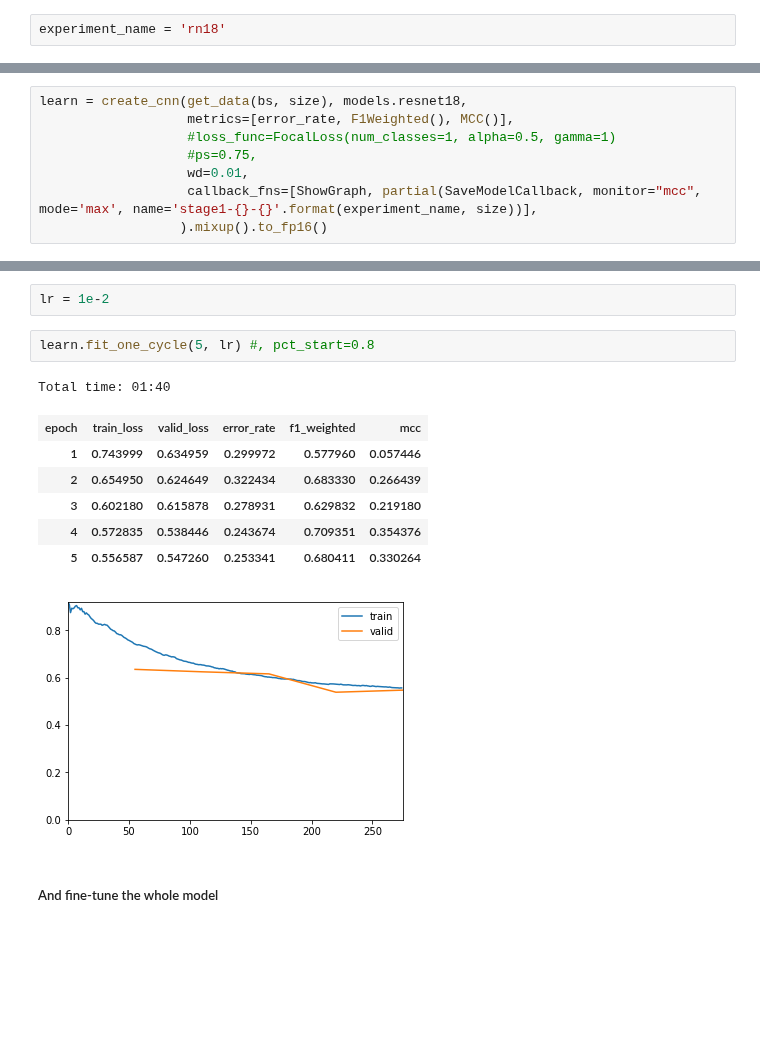
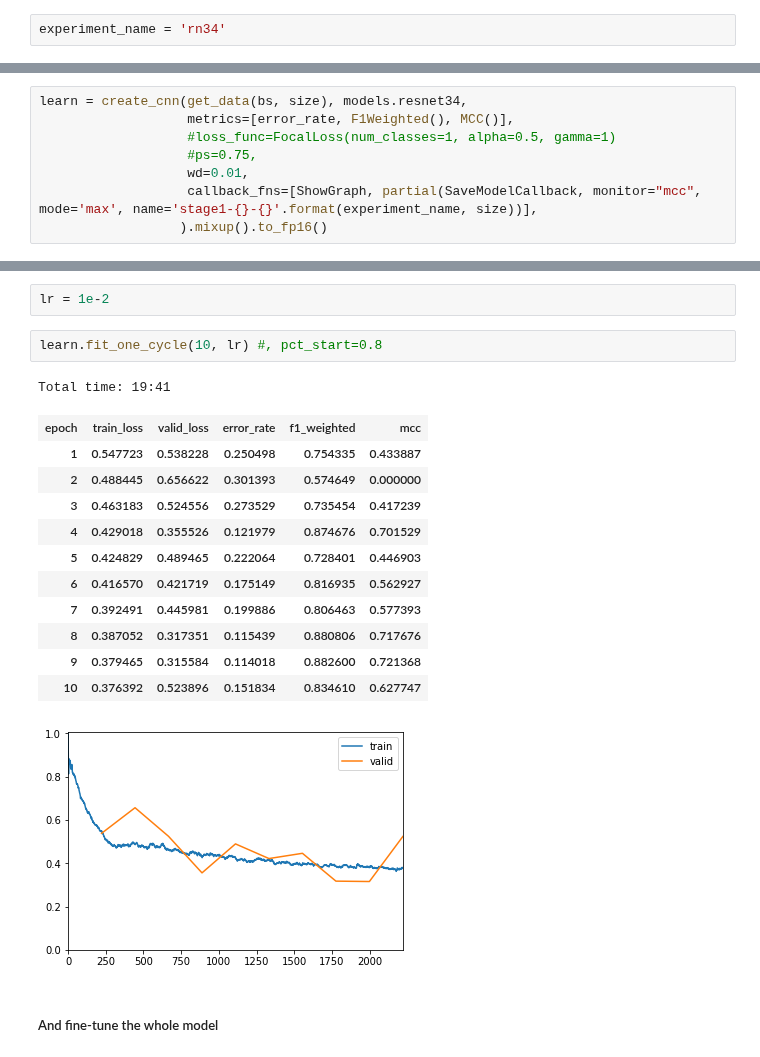
Before and after one commit to ChristianMarzahl/ISBI2019_WhiteBloodCancer, a Jupyter notebook: baseline.ipynb, the cells around one changed output, grey strips where cells are left out. Cells and saved outputs as stored; diff of their text form; blank space fills up the shorter version.

```diff
--- a/baseline.ipynb
+++ b/baseline.ipynb
@@ -199,12 +199,12 @@ data.show_batch(rows=4, figsize=(12,9))
 # %% [markdown]
 ### Start training  64
 # %%
-experiment_name = 'rn18'
+experiment_name = 'rn34'
 # %%
 size = 64
 bs = 128
 # %%
-learn = create_cnn(get_data(bs, size), models.resnet18,
+learn = create_cnn(get_data(bs, size), models.resnet34,
                    metrics=[error_rate, F1Weighted(), MCC()],
                    #loss_func=FocalLoss(num_classes=1, alpha=0.5, gamma=1)
                    #ps=0.75,
@@ -227,16 +227,21 @@ LR Finder is complete, type {learner_name}.recorder.plot() to see the graph.
 # %%
 lr = 1e-2
 # %%
-learn.fit_one_cycle(5, lr) #, pct_start=0.8
+learn.fit_one_cycle(10, lr) #, pct_start=0.8
 # %% [output]
-Total time: 01:40
+Total time: 19:41
 | epoch | train_loss | valid_loss | error_rate | f1_weighted | mcc |
-| 1 | 0.743999 | 0.634959 | 0.299972 | 0.577960 | 0.057446 |
-| 2 | 0.654950 | 0.624649 | 0.322434 | 0.683330 | 0.266439 |
-| 3 | 0.602180 | 0.615878 | 0.278931 | 0.629832 | 0.219180 |
-| 4 | 0.572835 | 0.538446 | 0.243674 | 0.709351 | 0.354376 |
-| 5 | 0.556587 | 0.547260 | 0.253341 | 0.680411 | 0.330264 |
+| 1 | 0.547723 | 0.538228 | 0.250498 | 0.754335 | 0.433887 |
+| 2 | 0.488445 | 0.656622 | 0.301393 | 0.574649 | 0.000000 |
+| 3 | 0.463183 | 0.524556 | 0.273529 | 0.735454 | 0.417239 |
+| 4 | 0.429018 | 0.355526 | 0.121979 | 0.874676 | 0.701529 |
+| 5 | 0.424829 | 0.489465 | 0.222064 | 0.728401 | 0.446903 |
+| 6 | 0.416570 | 0.421719 | 0.175149 | 0.816935 | 0.562927 |
+| 7 | 0.392491 | 0.445981 | 0.199886 | 0.806463 | 0.577393 |
+| 8 | 0.387052 | 0.317351 | 0.115439 | 0.880806 | 0.717676 |
+| 9 | 0.379465 | 0.315584 | 0.114018 | 0.882600 | 0.721368 |
+| 10 | 0.376392 | 0.523896 | 0.151834 | 0.834610 | 0.627747 |
-[figure, old version]
+[figure, new version]
 # %% [markdown]
 ##### And fine-tune the whole model
 # %%
```
Also changed, not shown: parts of 13 cells of this notebook, 6 other files.
